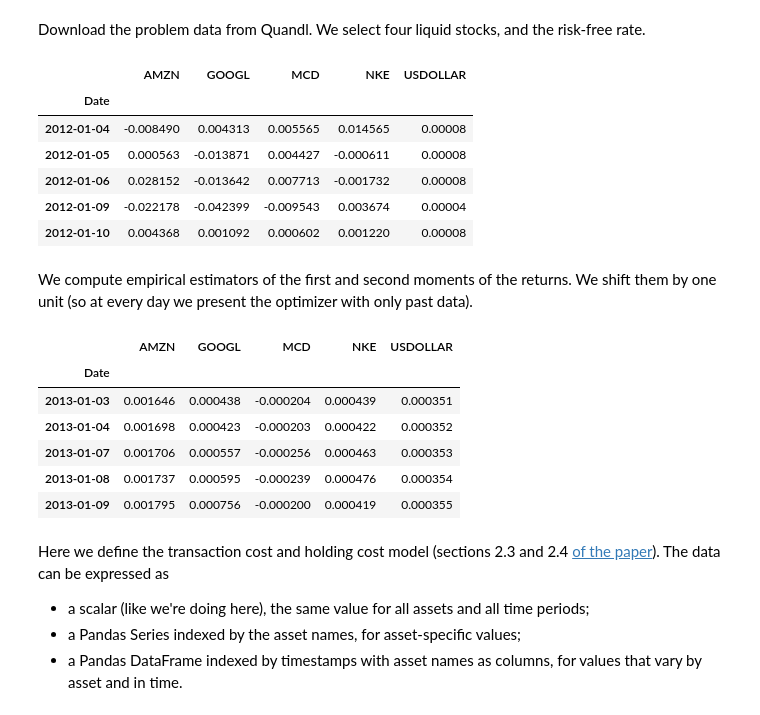
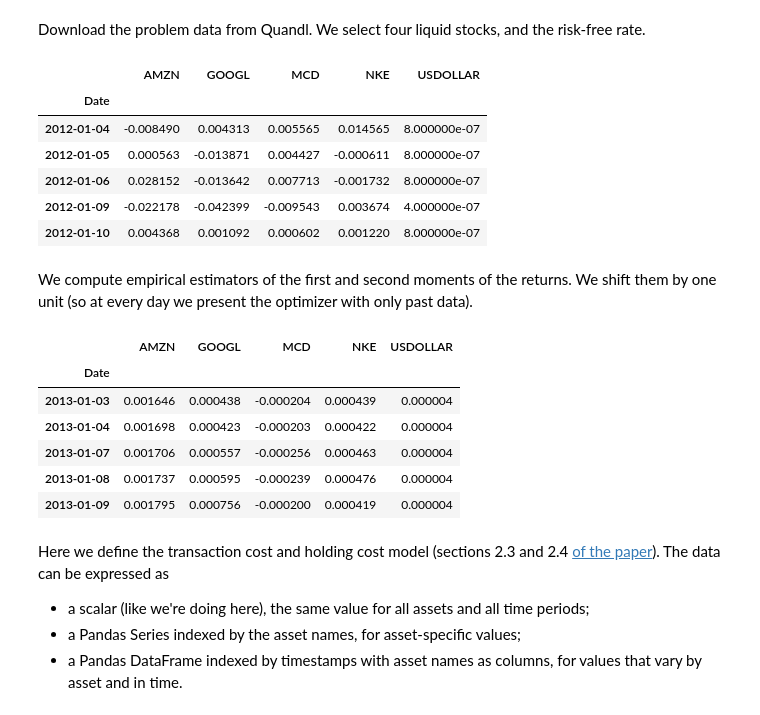
Before and after one commit to cvxgrp/cvxportfolio, a Jupyter notebook: examples/HelloWorld.ipynb, the cells around one changed output. Cells and saved outputs as stored; diff of their text form; code cells hidden in the pictures.

```diff
--- a/examples/HelloWorld.ipynb
+++ b/examples/HelloWorld.ipynb
@@ -10,23 +10,23 @@ Download the problem data from Quandl. We select four liquid stocks, and the ris
 # %%
 tickers = ['AMZN', 'GOOGL', 'MCD', 'NKE']
 start_date='2012-01-01'
 end_date='2016-12-31'
 returns = pd.DataFrame(dict([(ticker, quandl.get('WIKI/'+ticker,
                                     start_date=start_date,
                                     end_date=end_date)['Adj. Close'].pct_change())
                 for ticker in tickers]))
-returns[["USDOLLAR"]]=quandl.get('FRED/DTB3', start_date=start_date, end_date=end_date)/250
+returns[["USDOLLAR"]]=quandl.get('FRED/DTB3', start_date=start_date, end_date=end_date)/(250*100)
 returns = returns.fillna(method='ffill').iloc[1:]
 
 returns.head()
 # %% [output]
 |  | AMZN | GOOGL | MCD | NKE | USDOLLAR |
 | Date |  |  |  |  |  |
-| 2012-01-04 | -0.008490 | 0.004313 | 0.005565 | 0.014565 | 0.00008 |
-| 2012-01-05 | 0.000563 | -0.013871 | 0.004427 | -0.000611 | 0.00008 |
-| 2012-01-06 | 0.028152 | -0.013642 | 0.007713 | -0.001732 | 0.00008 |
-| 2012-01-09 | -0.022178 | -0.042399 | -0.009543 | 0.003674 | 0.00004 |
-| 2012-01-10 | 0.004368 | 0.001092 | 0.000602 | 0.001220 | 0.00008 |
+| 2012-01-04 | -0.008490 | 0.004313 | 0.005565 | 0.014565 | 8.000000e-07 |
+| 2012-01-05 | 0.000563 | -0.013871 | 0.004427 | -0.000611 | 8.000000e-07 |
+| 2012-01-06 | 0.028152 | -0.013642 | 0.007713 | -0.001732 | 8.000000e-07 |
+| 2012-01-09 | -0.022178 | -0.042399 | -0.009543 | 0.003674 | 4.000000e-07 |
+| 2012-01-10 | 0.004368 | 0.001092 | 0.000602 | 0.001220 | 8.000000e-07 |
 # %% [markdown]
 We compute empirical estimators of the first and second moments of the returns. We shift them by one unit (so at every day we present the optimizer with only past data).
 # %%
@@ -37,11 +37,11 @@ r_hat.head()
 # %% [output]
 |  | AMZN | GOOGL | MCD | NKE | USDOLLAR |
 | Date |  |  |  |  |  |
-| 2013-01-03 | 0.001646 | 0.000438 | -0.000204 | 0.000439 | 0.000351 |
-| 2013-01-04 | 0.001698 | 0.000423 | -0.000203 | 0.000422 | 0.000352 |
-| 2013-01-07 | 0.001706 | 0.000557 | -0.000256 | 0.000463 | 0.000353 |
-| 2013-01-08 | 0.001737 | 0.000595 | -0.000239 | 0.000476 | 0.000354 |
-| 2013-01-09 | 0.001795 | 0.000756 | -0.000200 | 0.000419 | 0.000355 |
+| 2013-01-03 | 0.001646 | 0.000438 | -0.000204 | 0.000439 | 0.000004 |
+| 2013-01-04 | 0.001698 | 0.000423 | -0.000203 | 0.000422 | 0.000004 |
+| 2013-01-07 | 0.001706 | 0.000557 | -0.000256 | 0.000463 | 0.000004 |
+| 2013-01-08 | 0.001737 | 0.000595 | -0.000239 | 0.000476 | 0.000004 |
+| 2013-01-09 | 0.001795 | 0.000756 | -0.000200 | 0.000419 | 0.000004 |
 # %% [markdown]
 Here we define the transaction cost and holding cost model (sections 2.3 and 2.4 [of the paper](https://web.stanford.edu/~boyd/papers/cvx_portfolio.html)). The data can be expressed
 as
```
Also changed, not shown: parts of 3 cells of this notebook.
